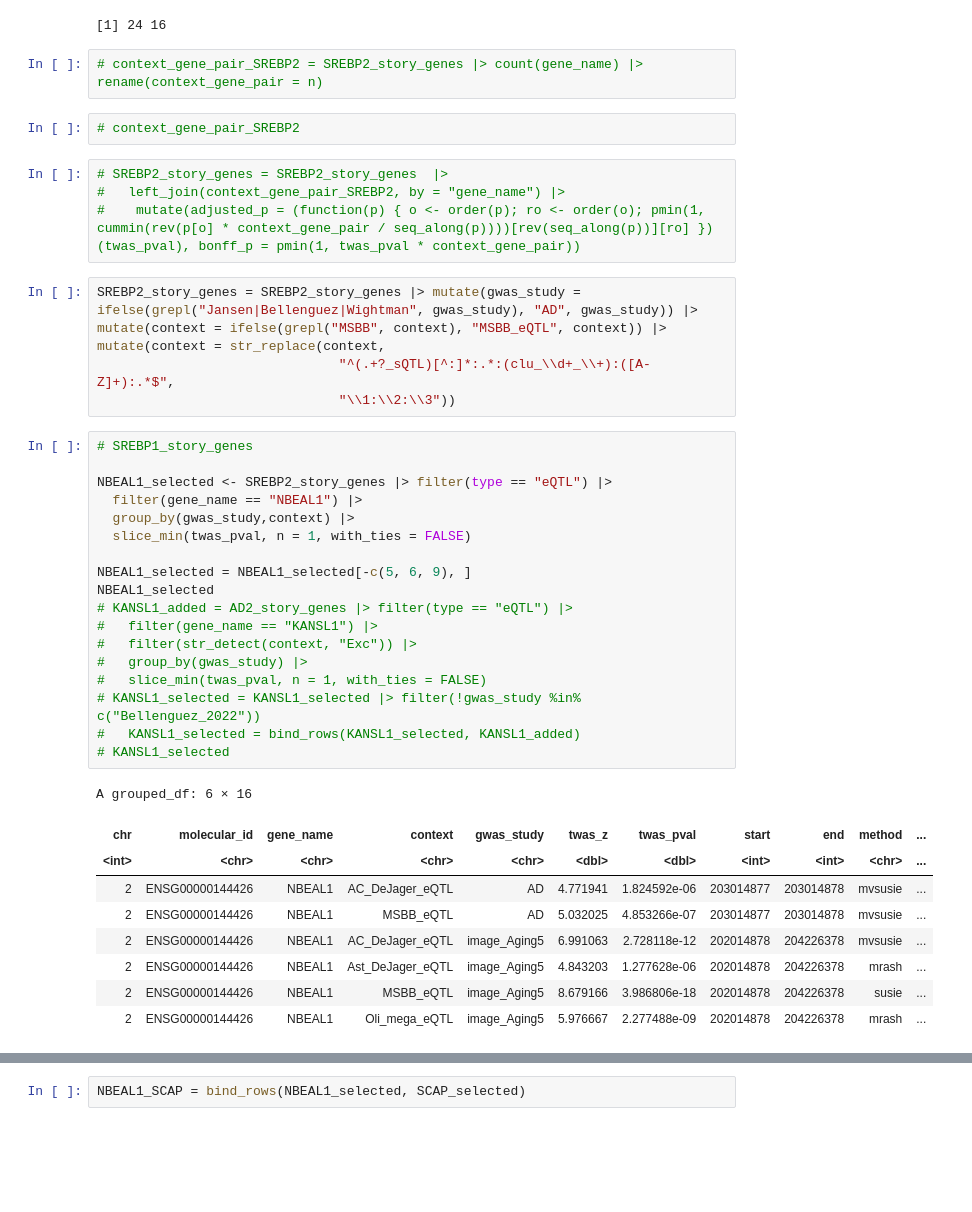
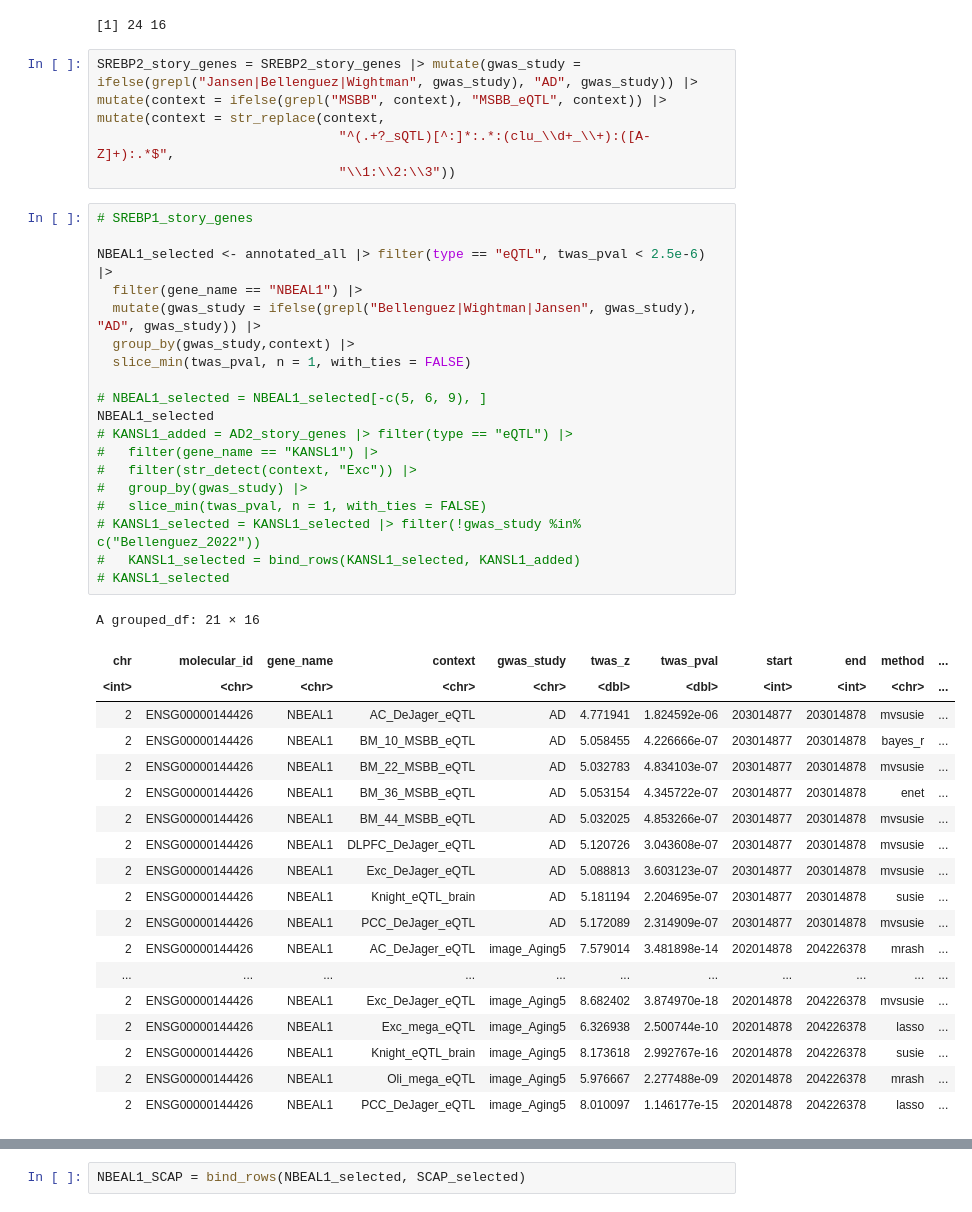
Before and after one commit to rl3328/DNE_xQTL_paper, a Jupyter notebook: main_text/4_candidate_genes/staging/interested_genes/TWAS_QTL/twas_story_allcontexts.ipynb, the cells around one changed output, grey strips where cells are left out. Cells and saved outputs as stored; diff of their text form; blank space fills up the shorter version.

```diff
--- a/main_text/4_candidate_genes/staging/interested_genes/TWAS_QTL/twas_story_allcontexts.ipynb
+++ b/main_text/4_candidate_genes/staging/interested_genes/TWAS_QTL/twas_story_allcontexts.ipynb
@@ -416,14 +398,6 @@ dim(SREBP2_story_genes)
 SREBP2_story_genes = SREBP2_story_genes |> arrange(gene_name, gwas_study)
 # %% [output]
 [1] 24 16
-# %%
-# context_gene_pair_SREBP2 = SREBP2_story_genes |> count(gene_name) |> rename(context_gene_pair = n)
-# %%
-# context_gene_pair_SREBP2
-# %%
-# SREBP2_story_genes = SREBP2_story_genes  |>
-#   left_join(context_gene_pair_SREBP2, by = "gene_name") |>
-#    mutate(adjusted_p = (function(p) { o <- order(p); ro <- order(o); pmin(1, cummin(rev(p[o] * context_gene_pair / seq_along(p))))[rev(seq_along(p))][ro] })(twas_pval), bonff_p = pmin(1, twas_pval * context_gene_pair))
 # %%
 SREBP2_story_genes = SREBP2_story_genes |> mutate(gwas_study = ifelse(grepl("Jansen|Bellenguez|Wightman", gwas_study), "AD", gwas_study)) |> mutate(context = ifelse(grepl("MSBB", context), "MSBB_eQTL", context)) |> mutate(context = str_replace(context,
                                "^(.+?_sQTL)[^:]*:.*:(clu_\\d+_\\+):([A-Z]+):.*$",
@@ -431,29 +405,40 @@ SREBP2_story_genes = SREBP2_story_genes |> mutate(gwas_study = ifelse(grepl("Jan
 # %%
 # SREBP1_story_genes
 
-NBEAL1_selected <- SREBP2_story_genes |> filter(type == "eQTL") |>
+NBEAL1_selected <- annotated_all |> filter(type == "eQTL", twas_pval < 2.5e-6) |>
   filter(gene_name == "NBEAL1") |>
+  mutate(gwas_study = ifelse(grepl("Bellenguez|Wightman|Jansen", gwas_study), "AD", gwas_study)) |>
   group_by(gwas_study,context) |>
   slice_min(twas_pval, n = 1, with_ties = FALSE)
 
-NBEAL1_selected = NBEAL1_selected[-c(5, 6, 9), ]
+# NBEAL1_selected = NBEAL1_selected[-c(5, 6, 9), ]
 NBEAL1_selected
 # KANSL1_added = AD2_story_genes |> filter(type == "eQTL") |>
 #   filter(gene_name == "KANSL1") |>
 #   filter(str_detect(context, "Exc")) |>
 #   group_by(gwas_study) |>
 #   slice_min(twas_pval, n = 1, with_ties = FALSE)
 # KANSL1_selected = KANSL1_selected |> filter(!gwas_study %in% c("Bellenguez_2022"))
 #   KANSL1_selected = bind_rows(KANSL1_selected, KANSL1_added)
 # KANSL1_selected
 # %% [output]
-A grouped_df: 6 × 16
+A grouped_df: 21 × 16
 | chr | molecular_id | gene_name | context | gwas_study | twas_z | twas_pval | start | end | method | ... |
 | <int> | <chr> | <chr> | <chr> | <chr> | <dbl> | <dbl> | <int> | <int> | <chr> | ... |
 | 2 | ENSG00000144426 | NBEAL1 | AC_DeJager_eQTL | AD | 4.771941 | 1.824592e-06 | 203014877 | 203014878 | mvsusie | ... |
-| 2 | ENSG00000144426 | NBEAL1 | MSBB_eQTL | AD | 5.032025 | 4.853266e-07 | 203014877 | 203014878 | mvsusie | ... |
-| 2 | ENSG00000144426 | NBEAL1 | AC_DeJager_eQTL | image_Aging5 | 6.991063 | 2.728118e-12 | 202014878 | 204226378 | mvsusie | ... |
-| 2 | ENSG00000144426 | NBEAL1 | Ast_DeJager_eQTL | image_Aging5 | 4.843203 | 1.277628e-06 | 202014878 | 204226378 | mrash | ... |
-| 2 | ENSG00000144426 | NBEAL1 | MSBB_eQTL | image_Aging5 | 8.679166 | 3.986806e-18 | 202014878 | 204226378 | susie | ... |
+| 2 | ENSG00000144426 | NBEAL1 | BM_10_MSBB_eQTL | AD | 5.058455 | 4.226666e-07 | 203014877 | 203014878 | bayes_r | ... |
+| 2 | ENSG00000144426 | NBEAL1 | BM_22_MSBB_eQTL | AD | 5.032783 | 4.834103e-07 | 203014877 | 203014878 | mvsusie | ... |
+| 2 | ENSG00000144426 | NBEAL1 | BM_36_MSBB_eQTL | AD | 5.053154 | 4.345722e-07 | 203014877 | 203014878 | enet | ... |
+| 2 | ENSG00000144426 | NBEAL1 | BM_44_MSBB_eQTL | AD | 5.032025 | 4.853266e-07 | 203014877 | 203014878 | mvsusie | ... |
+| 2 | ENSG00000144426 | NBEAL1 | DLPFC_DeJager_eQTL | AD | 5.120726 | 3.043608e-07 | 203014877 | 203014878 | mvsusie | ... |
+| 2 | ENSG00000144426 | NBEAL1 | Exc_DeJager_eQTL | AD | 5.088813 | 3.603123e-07 | 203014877 | 203014878 | mvsusie | ... |
+| 2 | ENSG00000144426 | NBEAL1 | Knight_eQTL_brain | AD | 5.181194 | 2.204695e-07 | 203014877 | 203014878 | susie | ... |
+| 2 | ENSG00000144426 | NBEAL1 | PCC_DeJager_eQTL | AD | 5.172089 | 2.314909e-07 | 203014877 | 203014878 | mvsusie | ... |
+| 2 | ENSG00000144426 | NBEAL1 | AC_DeJager_eQTL | image_Aging5 | 7.579014 | 3.481898e-14 | 202014878 | 204226378 | mrash | ... |
+| ... | ... | ... | ... | ... | ... | ... | ... | ... | ... | ... |
+| 2 | ENSG00000144426 | NBEAL1 | Exc_DeJager_eQTL | image_Aging5 | 8.682402 | 3.874970e-18 | 202014878 | 204226378 | mvsusie | ... |
+| 2 | ENSG00000144426 | NBEAL1 | Exc_mega_eQTL | image_Aging5 | 6.326938 | 2.500744e-10 | 202014878 | 204226378 | lasso | ... |
+| 2 | ENSG00000144426 | NBEAL1 | Knight_eQTL_brain | image_Aging5 | 8.173618 | 2.992767e-16 | 202014878 | 204226378 | susie | ... |
 | 2 | ENSG00000144426 | NBEAL1 | Oli_mega_eQTL | image_Aging5 | 5.976667 | 2.277488e-09 | 202014878 | 204226378 | mrash | ... |
+| 2 | ENSG00000144426 | NBEAL1 | PCC_DeJager_eQTL | image_Aging5 | 8.010097 | 1.146177e-15 | 202014878 | 204226378 | lasso | ... |
 # %%
```
Also changed, not shown: parts of 14 cells of this notebook, 2 other files.
